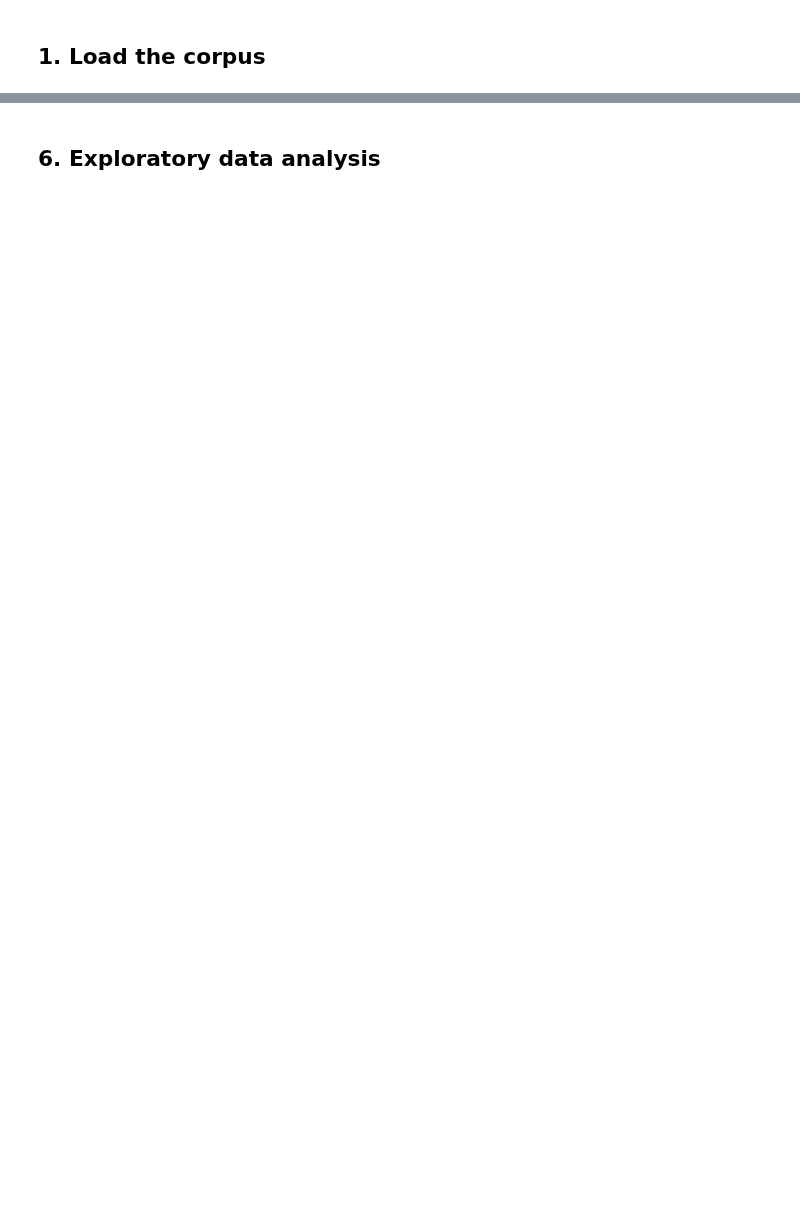
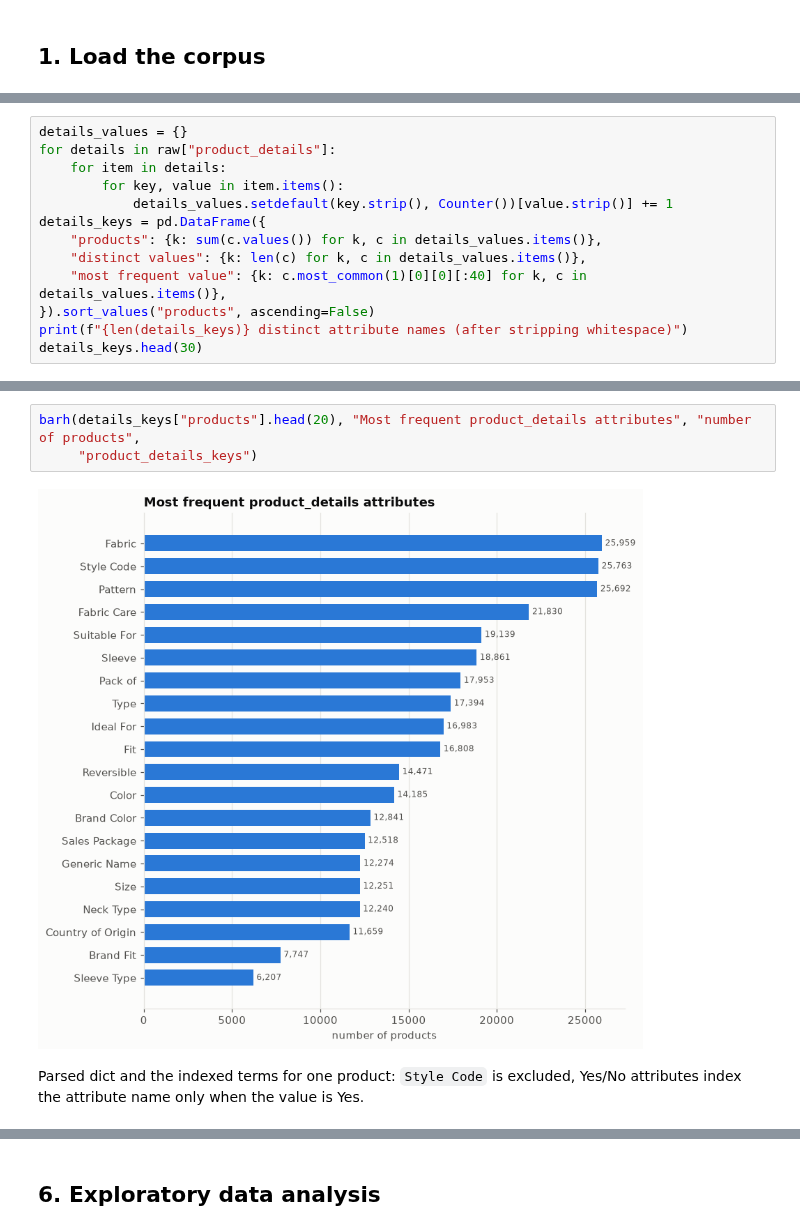
Before and after one commit to asteraceae/riaw-search-engine, a Jupyter notebook: project_progress/part_1/part_1.ipynb, the cells around one changed output, grey strips where cells are left out. Drawn from its saved outputs; the diff is of its cells as text; blank space fills up the shorter version.

```diff
--- a/project_progress/part_1/part_1.ipynb
+++ b/project_progress/part_1/part_1.ipynb
@@ -28,0 +297,13 @@ Keep pid and all output fields.
+# %%
+details_values = {}
+for details in raw["product_details"]:
+    for item in details:
+        for key, value in item.items():
+            details_values.setdefault(key.strip(), Counter())[value.strip()] += 1
+details_keys = pd.DataFrame({
+    "products": {k: sum(c.values()) for k, c in details_values.items()},
+    "distinct values": {k: len(c) for k, c in details_values.items()},
+    "most frequent value": {k: c.most_common(1)[0][0][:40] for k, c in details_values.items()},
+}).sort_values("products", ascending=False)
+print(f"{len(details_keys)} distinct attribute names (after stripping whitespace)")
+details_keys.head(30)
@@ -28,0 +329,7 @@ Keep pid and all output fields.
+# %%
+barh(details_keys["products"].head(20), "Most frequent product_details attributes", "number of products",
+     "product_details_keys")
+# %% [output]
+[figure, added]
+# %% [markdown]
+Parsed dict and the indexed terms for one product: `Style Code` is excluded, Yes/No attributes index the attribute name only when the value is Yes.
```
Also changed, not shown: parts of 110 cells of this notebook, 28 other files.
